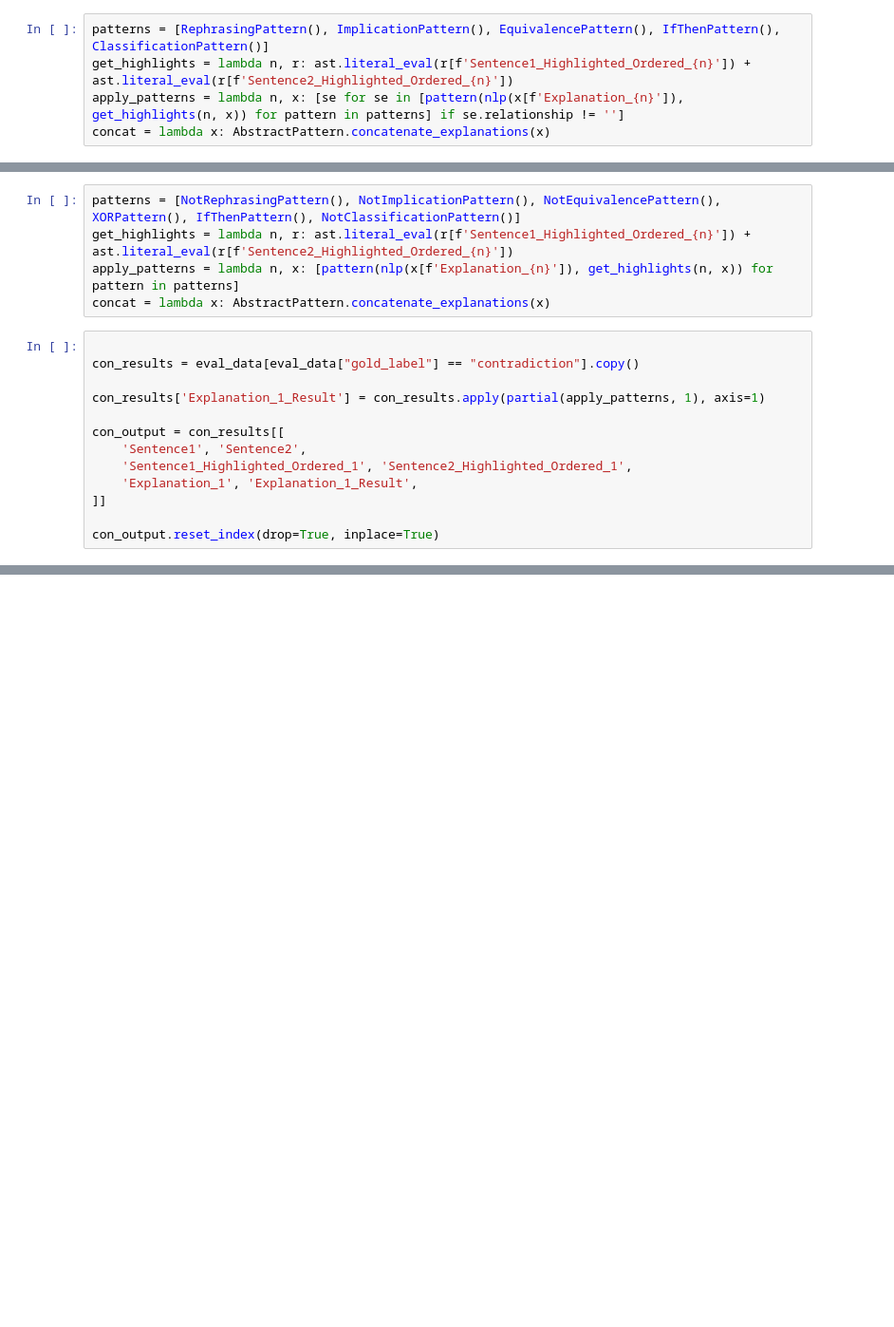
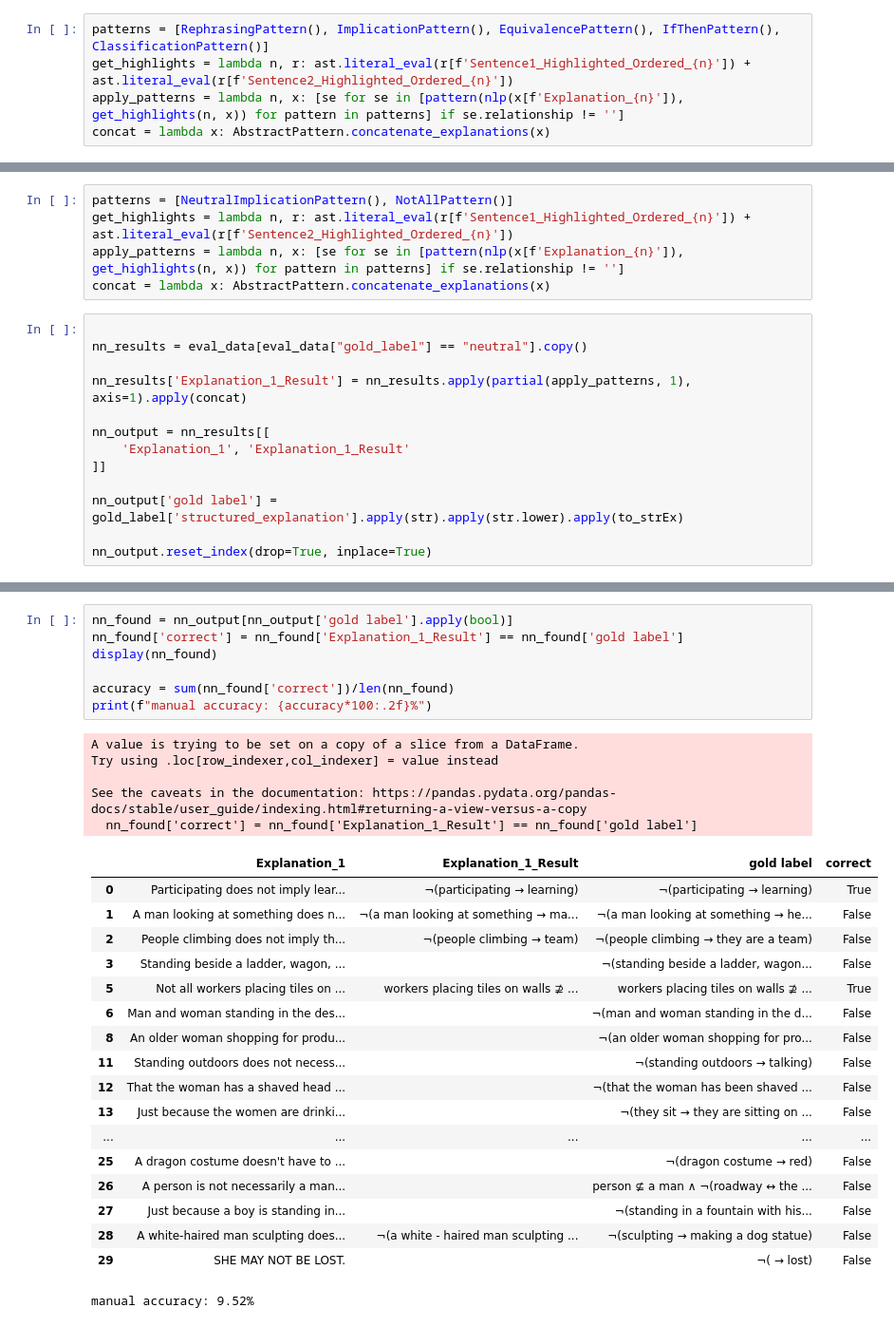
Before and after one commit to ceciliaiacometta/Structured-e-SNLI, a Jupyter notebook: quality_test.ipynb, the cells around one changed output, grey strips where cells are left out. Shown at 95% size. Cells and saved outputs as stored; diff of their text form; blank space fills up the shorter version.

```diff
--- a/quality_test.ipynb
+++ b/quality_test.ipynb
@@ -112,18 +154,18 @@ manual accuracy: 17.65%
 # %%
-patterns = [NotRephrasingPattern(), NotImplicationPattern(), NotEquivalencePattern(), XORPattern(), IfThenPattern(), NotClassificationPattern()]
+patterns = [NeutralImplicationPattern(), NotAllPattern()]
 get_highlights = lambda n, r: ast.literal_eval(r[f'Sentence1_Highlighted_Ordered_{n}']) + ast.literal_eval(r[f'Sentence2_Highlighted_Ordered_{n}'])
-apply_patterns = lambda n, x: [pattern(nlp(x[f'Explanation_{n}']), get_highlights(n, x)) for pattern in patterns]
+apply_patterns = lambda n, x: [se for se in [pattern(nlp(x[f'Explanation_{n}']), get_highlights(n, x)) for pattern in patterns] if se.relationship != '']
 concat = lambda x: AbstractPattern.concatenate_explanations(x)
 # %%
 
-con_results = eval_data[eval_data["gold_label"] == "contradiction"].copy()
+nn_results = eval_data[eval_data["gold_label"] == "neutral"].copy()
 
-con_results['Explanation_1_Result'] = con_results.apply(partial(apply_patterns, 1), axis=1)
+nn_results['Explanation_1_Result'] = nn_results.apply(partial(apply_patterns, 1), axis=1).apply(concat)
 
-con_output = con_results[[
-    'Sentence1', 'Sentence2',
-    'Sentence1_Highlighted_Ordered_1', 'Sentence2_Highlighted_Ordered_1',
-    'Explanation_1', 'Explanation_1_Result',
+nn_output = nn_results[[
+    'Explanation_1', 'Explanation_1_Result'
 ]]
 
-con_output.reset_index(drop=True, inplace=True)
+nn_output['gold label'] = gold_label['structured_explanation'].apply(str).apply(str.lower).apply(to_strEx)
+
+nn_output.reset_index(drop=True, inplace=True)
@@ -129,0 +178,31 @@ con_output.reset_index(drop=True, inplace=True)
+# %%
+nn_found = nn_output[nn_output['gold label'].apply(bool)]
+nn_found['correct'] = nn_found['Explanation_1_Result'] == nn_found['gold label']
+display(nn_found)
+
+accuracy = sum(nn_found['correct'])/len(nn_found)
+print(f"manual accuracy: {accuracy*100:.2f}%")
+# %% [output]
+A value is trying to be set on a copy of a slice from a DataFrame.
+Try using .loc[row_indexer,col_indexer] = value instead
+
+See the caveats in the documentation: https://pandas.pydata.org/pandas-docs/stable/user_guide/indexing.html#returning-a-view-versus-a-copy
+  nn_found['correct'] = nn_found['Explanation_1_Result'] == nn_found['gold label']
+|  | Explanation_1 | Explanation_1_Result | gold label | correct |
+| 0 | Participating does not imply lear... | ¬(participating → learning) | ¬(participating → learning) | True |
+| 1 | A man looking at something does n... | ¬(a man looking at something → ma... | ¬(a man looking at something → he... | False |
+| 2 | People climbing does not imply th... | ¬(people climbing → team) | ¬(people climbing → they are a team) | False |
+| 3 | Standing beside a ladder, wagon, ... |  | ¬(standing beside a ladder, wagon... | False |
+| 5 | Not all workers placing tiles on ... | workers placing tiles on walls ⊉ ... | workers placing tiles on walls ⊉ ... | True |
+| 6 | Man and woman standing in the des... |  | ¬(man and woman standing in the d... | False |
+| 8 | An older woman shopping for produ... |  | ¬(an older woman shopping for pro... | False |
+| 11 | Standing outdoors does not necess... |  | ¬(standing outdoors → talking) | False |
+| 12 | That the woman has a shaved head ... |  | ¬(that the woman has been shaved ... | False |
+| 13 | Just because the women are drinki... |  | ¬(they sit → they are sitting on ... | False |
+| ... | ... | ... | ... | ... |
+| 25 | A dragon costume doesn't have to ... |  | ¬(dragon costume → red) | False |
+| 26 | A person is not necessarily a man... |  | person ⊈ a man ∧ ¬(roadway ↔ the ... | False |
+| 27 | Just because a boy is standing in... |  | ¬(standing in a fountain with his... | False |
+| 28 | A white-haired man sculpting does... | ¬(a white - haired man sculpting ... | ¬(sculpting → making a dog statue) | False |
+| 29 | SHE MAY NOT BE LOST. |  | ¬( → lost) | False |
+manual accuracy: 9.52%
```
Also changed, not shown: parts of 14 cells of this notebook, 6 other files.
